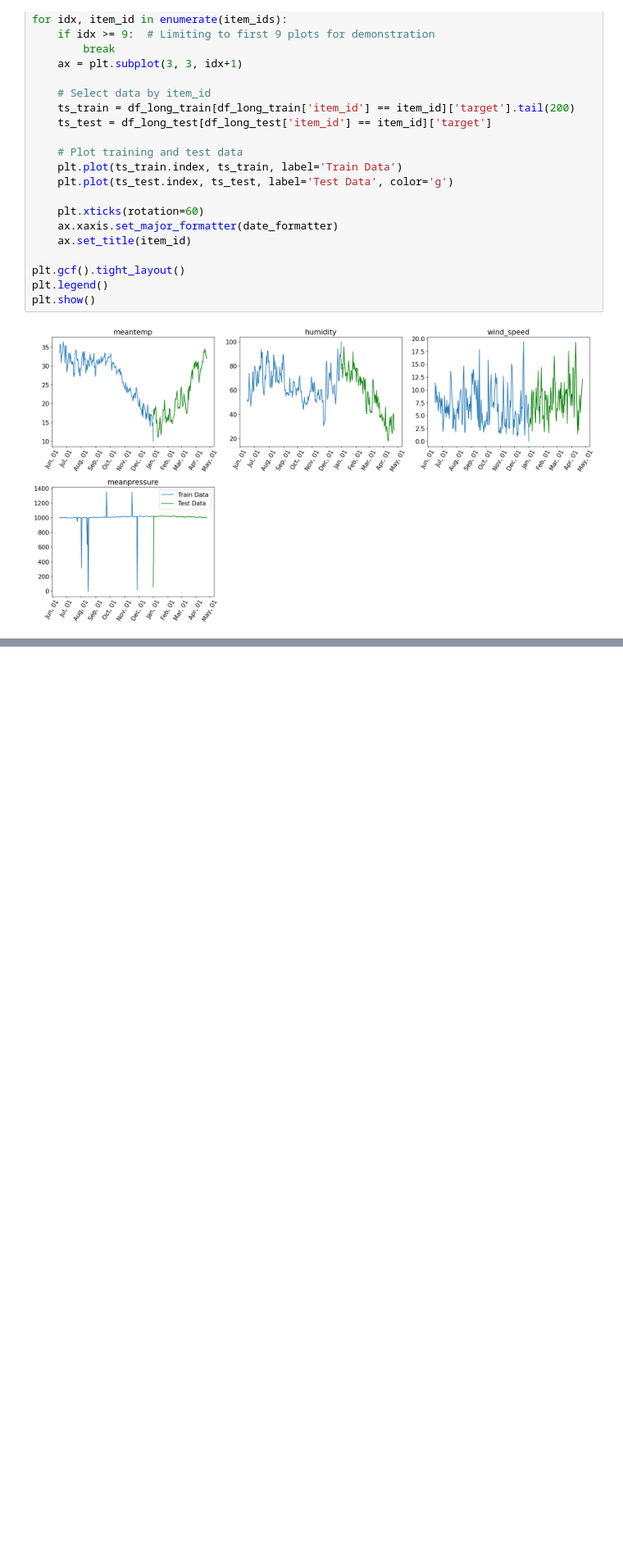
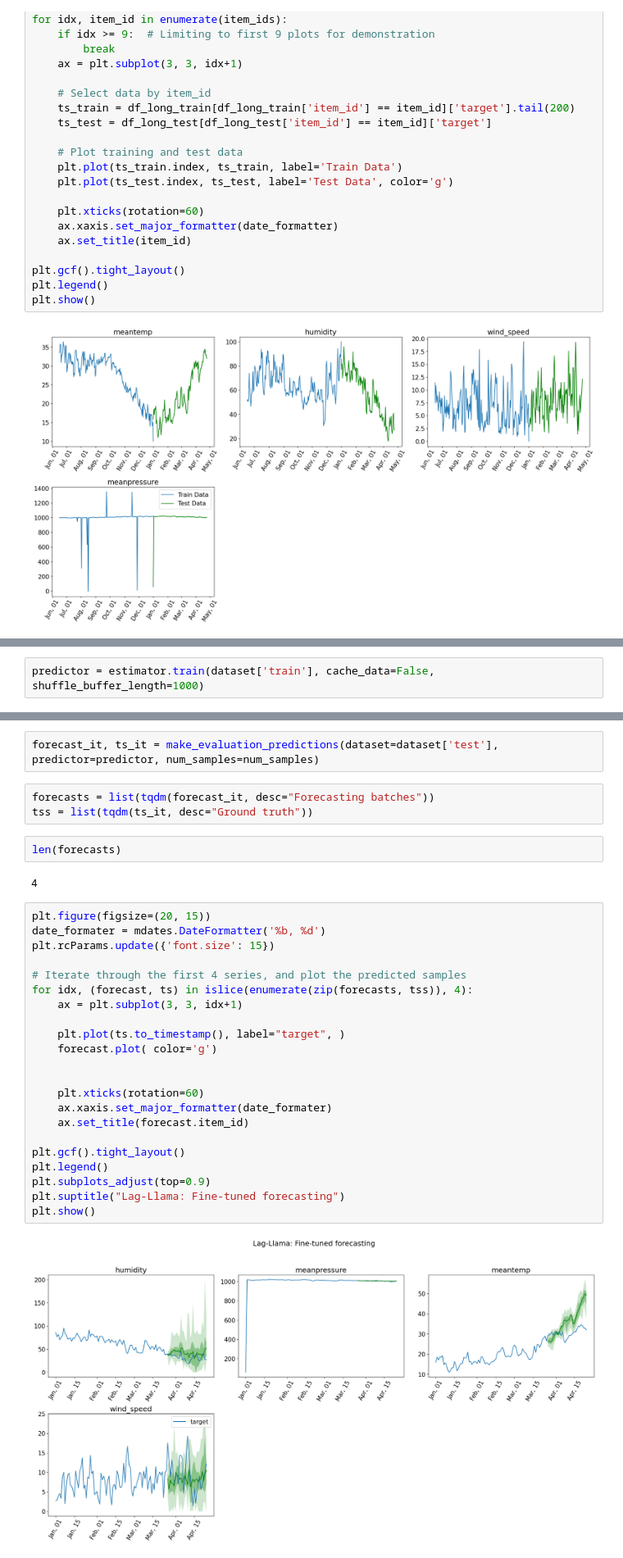
Before and after one commit to andersenthomas98/timeseries-forecasting, a Jupyter notebook: Lag_Llama_vs_Autogluon.ipynb, the cells around one changed output, grey strips where cells are left out. Shown at 82% size. Drawn from its saved outputs; the diff is of its cells as text; blank space fills up the shorter version.

```diff
--- a/Lag_Llama_vs_Autogluon.ipynb
+++ b/Lag_Llama_vs_Autogluon.ipynb
@@ -322,0 +374,2 @@ plt.show()
+# %%
+predictor = estimator.train(dataset['train'], cache_data=False, shuffle_buffer_length=1000)
@@ -322,0 +378,33 @@ plt.show()
+# %%
+forecast_it, ts_it = make_evaluation_predictions(dataset=dataset['test'], predictor=predictor, num_samples=num_samples)
+# %%
+forecasts = list(tqdm(forecast_it, desc="Forecasting batches"))
+tss = list(tqdm(ts_it, desc="Ground truth"))
+# %%
+len(forecasts)
+# %% [output]
+4
+# %%
+plt.figure(figsize=(20, 15))
+date_formater = mdates.DateFormatter('%b, %d')
+plt.rcParams.update({'font.size': 15})
+
+# Iterate through the first 4 series, and plot the predicted samples
+for idx, (forecast, ts) in islice(enumerate(zip(forecasts, tss)), 4):
+    ax = plt.subplot(3, 3, idx+1)
+
+    plt.plot(ts.to_timestamp(), label="target", )
+    forecast.plot( color='g')
+
+
+    plt.xticks(rotation=60)
+    ax.xaxis.set_major_formatter(date_formater)
+    ax.set_title(forecast.item_id)
+
+plt.gcf().tight_layout()
+plt.legend()
+plt.subplots_adjust(top=0.9)
+plt.suptitle("Lag-Llama: Fine-tuned forecasting")
+plt.show()
+# %% [output]
+[figure, added]
```
Also changed, not shown: parts of 22 cells of this notebook.
